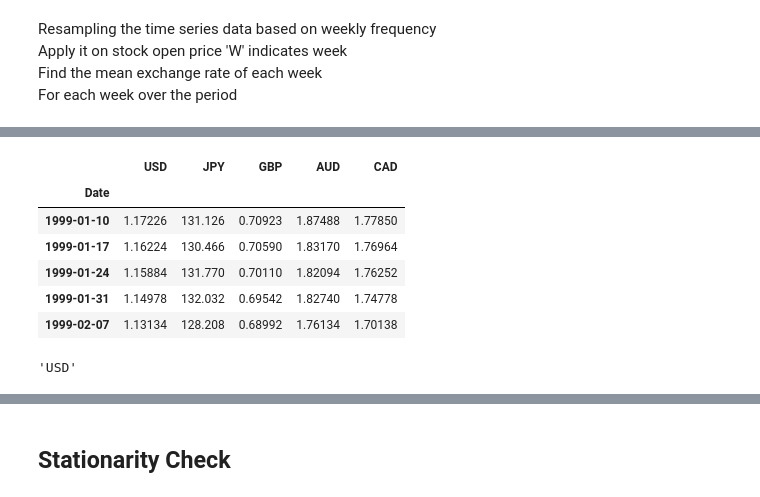
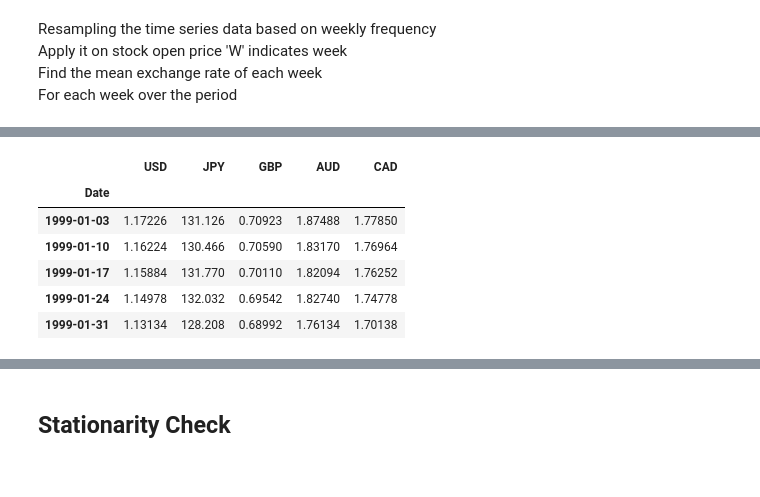
Before and after one commit to Eun-Young-lee/exchange-rate-prediction, a Jupyter notebook: Exchange-rate-prediction.ipynb, the cells around one changed output, grey strips where cells are left out. Saved outputs shown, nothing was run; the diff lists cells and outputs as text; code cells hidden in the pictures.

```diff
--- a/Exchange-rate-prediction.ipynb
+++ b/Exchange-rate-prediction.ipynb
@@ -122,4 +141,5 @@ df5.head()
-# %%
-df5['Date']=pd.to_datetime(df5['Date'])
 # %% [markdown]
 ### Distribution Plots
+# %%
+df5['Date'] = pd.to_datetime(df5['Date'], format = '%Y-%m-%d')
+df5.info()
@@ -151,6 +177,3 @@ The statistical properties over time frame have to be constant and autocovarianc
 ### Resample the data
 
 Daily data for time series usually contains too much variation. Therefore, each series will be resampled by week. This resampled time series will be used to predict the exchange rate against the EUR.
-# %%
-# to resample the index of exchange df must be in date time
-df5.set_index('Date', inplace=True)
@@ -163,10 +183,7 @@ Apply it on stock open price 'W' indicates week <br>
 Find the mean exchange rate of each week <br>
 For each week over the period
 # %%
-for i in range(len(df5_list)):
-
-    week_series = df5[df5_list[i]].resample('W').mean()
-    df5_weekly[df5_list[i]] = week_series.values
-    if i == len(df5_list) - 1:
-        df5_weekly['Date'] = week_series.index
-        df5_weekly.set_index('Date', inplace=True)
+weekly= pd.DataFrame()
+weekly = df5.set_index('Date').resample('W', label='left').mean()  # label left for start date
+pd.date_range(start='1999-01-03', end='2023-03-19', freq='W').difference(weekly.index)
+weekly
@@ -173,14 +205,10 @@ for i in range(len(df5_list)):
 # %%
-df5_weekly.head()
+weekly.head()
 # %% [output]
 |  | USD | JPY | GBP | AUD | CAD |
 | Date |  |  |  |  |  |
-| 1999-01-10 | 1.17226 | 131.126 | 0.70923 | 1.87488 | 1.77850 |
-| 1999-01-17 | 1.16224 | 130.466 | 0.70590 | 1.83170 | 1.76964 |
-| 1999-01-24 | 1.15884 | 131.770 | 0.70110 | 1.82094 | 1.76252 |
-| 1999-01-31 | 1.14978 | 132.032 | 0.69542 | 1.82740 | 1.74778 |
-| 1999-02-07 | 1.13134 | 128.208 | 0.68992 | 1.76134 | 1.70138 |
+| 1999-01-03 | 1.17226 | 131.126 | 0.70923 | 1.87488 | 1.77850 |
+| 1999-01-10 | 1.16224 | 130.466 | 0.70590 | 1.83170 | 1.76964 |
+| 1999-01-17 | 1.15884 | 131.770 | 0.70110 | 1.82094 | 1.76252 |
+| 1999-01-24 | 1.14978 | 132.032 | 0.69542 | 1.82740 | 1.74778 |
+| 1999-01-31 | 1.13134 | 128.208 | 0.68992 | 1.76134 | 1.70138 |
-# %%
-df5_weekly['USD'].name
-# %% [output]
-'USD'
```
Also changed, not shown: parts of 38 cells of this notebook, 5 other files.
